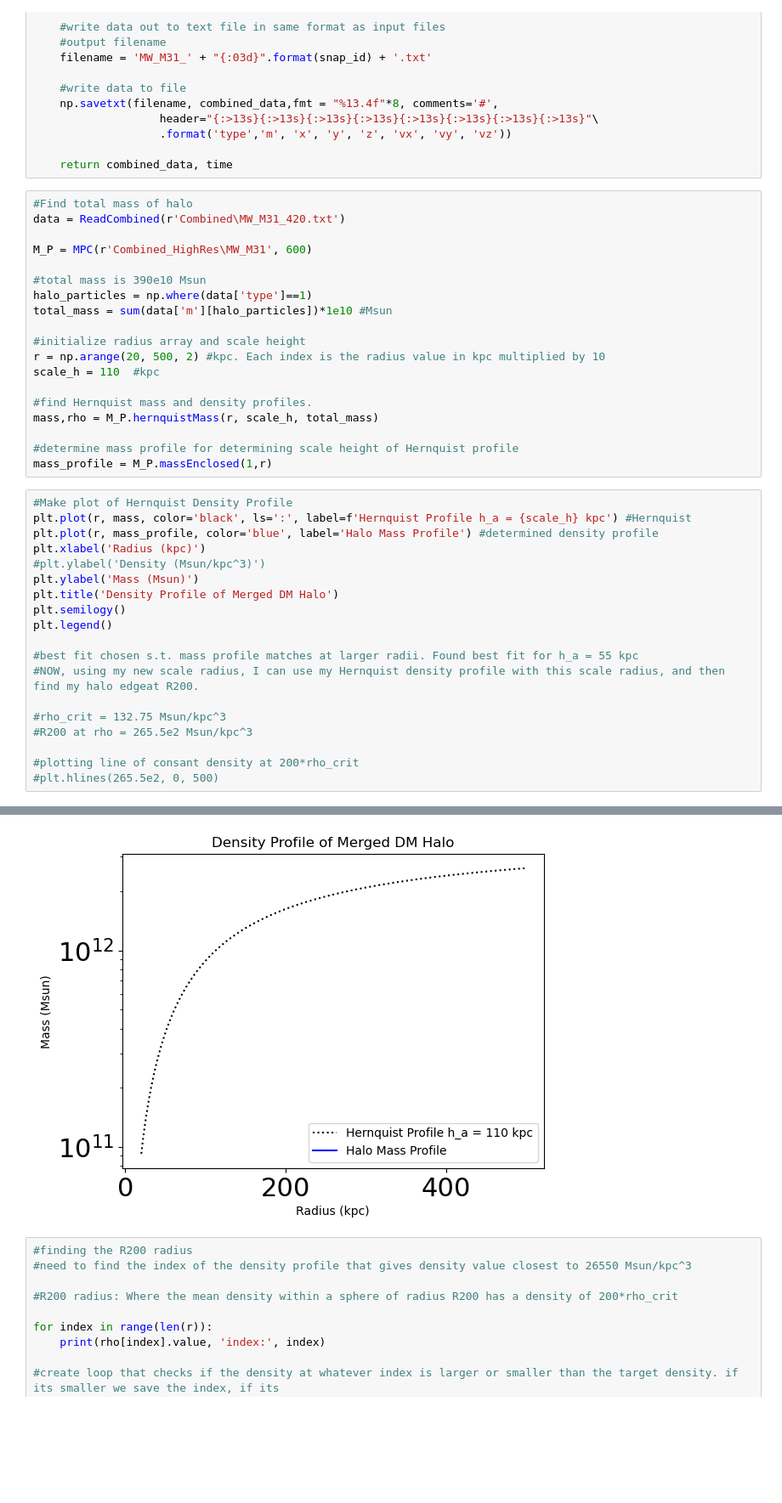
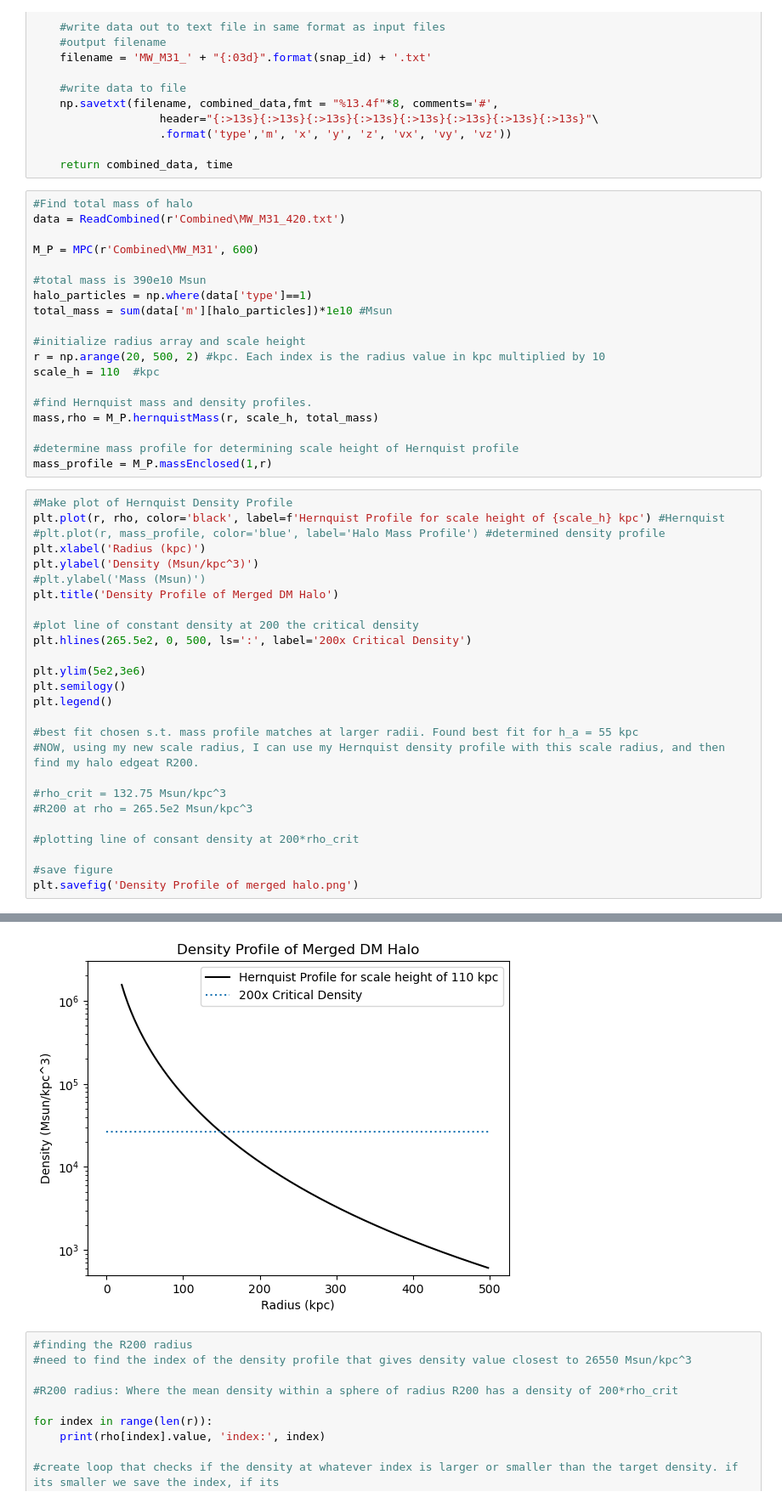
Before and after one commit to Ethan-Figureido/ASTR-400B, a Jupyter notebook: ResearchAssignments/ResearchAssignment3/ResearchAssignment_400B.ipynb, the cells around one changed output, grey strips where cells are left out. Shown: that part at 85% size. Drawn from its saved outputs; the diff is of its cells as text; blank space fills up the shorter version.

```diff
--- a/ResearchAssignments/ResearchAssignment3/ResearchAssignment_400B.ipynb
+++ b/ResearchAssignments/ResearchAssignment3/ResearchAssignment_400B.ipynb
@@ -108,7 +108,7 @@ def Combine_Snap_Data(snap_id):
 #Find total mass of halo
 data = ReadCombined(r'Combined\MW_M31_420.txt')
 
-M_P = MPC(r'Combined_HighRes\MW_M31', 600)
+M_P = MPC(r'Combined\MW_M31', 600)
 
 #total mass is 390e10 Msun
 halo_particles = np.where(data['type']==1)
@@ -125,12 +125,17 @@ mass,rho = M_P.hernquistMass(r, scale_h, total_mass)
 mass_profile = M_P.massEnclosed(1,r)
 # %%
 #Make plot of Hernquist Density Profile
-plt.plot(r, mass, color='black', ls=':', label=f'Hernquist Profile h_a = {scale_h} kpc') #Hernquist
-plt.plot(r, mass_profile, color='blue', label='Halo Mass Profile') #determined density profile
+plt.plot(r, rho, color='black', label=f'Hernquist Profile for scale height of {scale_h} kpc') #Hernquist
+#plt.plot(r, mass_profile, color='blue', label='Halo Mass Profile') #determined density profile
 plt.xlabel('Radius (kpc)')
-#plt.ylabel('Density (Msun/kpc^3)')
-plt.ylabel('Mass (Msun)')
+plt.ylabel('Density (Msun/kpc^3)')
+#plt.ylabel('Mass (Msun)')
 plt.title('Density Profile of Merged DM Halo')
+
+#plot line of constant density at 200 the critical density
+plt.hlines(265.5e2, 0, 500, ls=':', label='200x Critical Density')
+
+plt.ylim(5e2,3e6)
 plt.semilogy()
 plt.legend()
 
@@ -141,5 +146,7 @@ plt.legend()
 #R200 at rho = 265.5e2 Msun/kpc^3
 
 #plotting line of consant density at 200*rho_crit
-#plt.hlines(265.5e2, 0, 500)
+
+#save figure
+plt.savefig('Density Profile of merged halo.png')
 # %% [output]
@@ -147,4 +153,4 @@ plt.legend()
-[figure, old version]
+[figure, new version]
 # %%
 #finding the R200 radius
 #need to find the index of the density profile that gives density value closest to 26550 Msun/kpc^3
```
Also changed, not shown: parts of 1 cell of this notebook, 3 other files.
